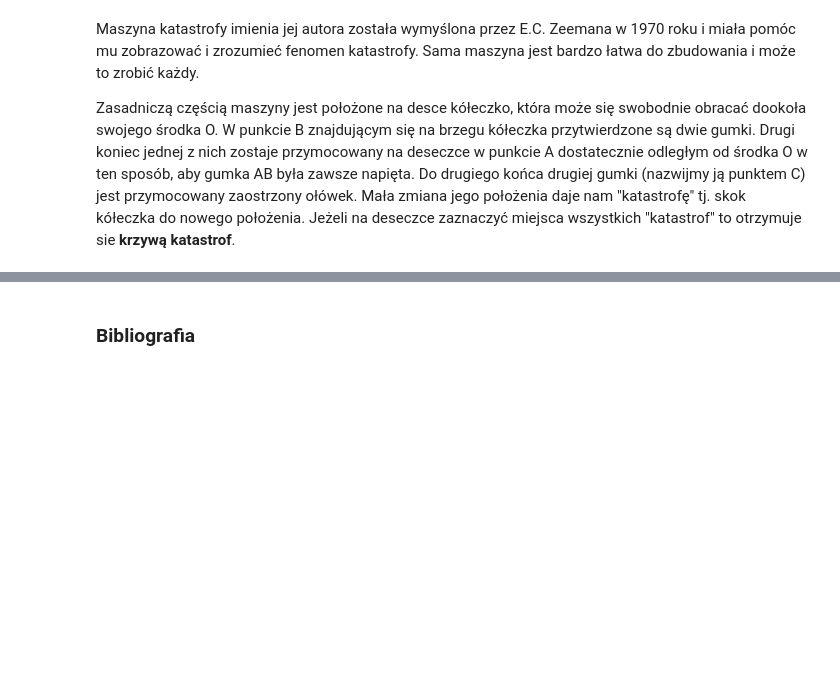
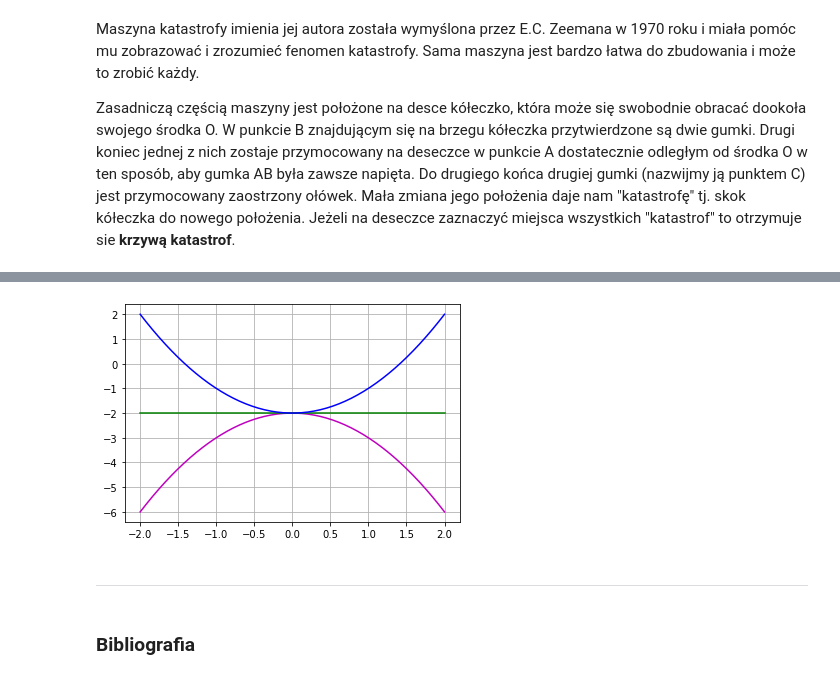
Before and after one commit to klaudynka245/Bifurcations, a Jupyter notebook: teoria katastrof.ipynb, the cells around one changed output, grey strips where cells are left out. Drawn from its saved outputs; the diff is of its cells as text; code cells hidden in the pictures; blank space fills up the shorter version.

```diff
--- a/teoria katastrof.ipynb
+++ b/teoria katastrof.ipynb
@@ -183,3 +216,20 @@ Zasadniczą częścią maszyny jest położone na desce kółeczko, która może
+# %%
+a = -1
+a2 = 0
+a3 = 1
+x = np.linspace(-2,2)
+f = a*x**2-2
+f2 = a2*x**2-2
+f3 = a3*x**2-2
+plt.plot(x,f,'m')
+plt.plot(x,f2,'g')
+plt.plot(x,f3,'b')
+plt.grid()
+plt.show()
+# %% [output]
+[figure, added]
+# %% [markdown]
+_______________________________________________________________________
 # %% [markdown]
 ### Bibliografia
 # %% [markdown]
```
Also changed, not shown: parts of 3 cells of this notebook.
